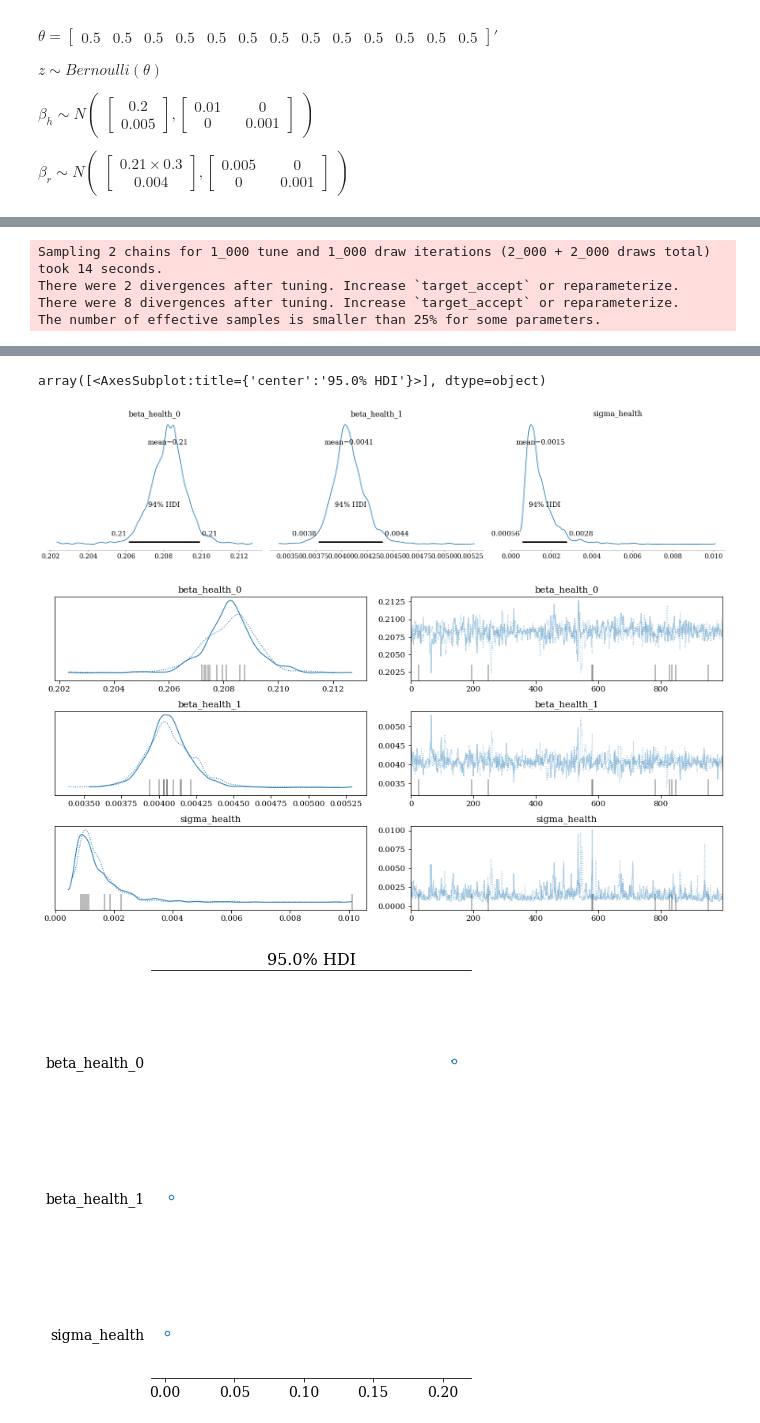
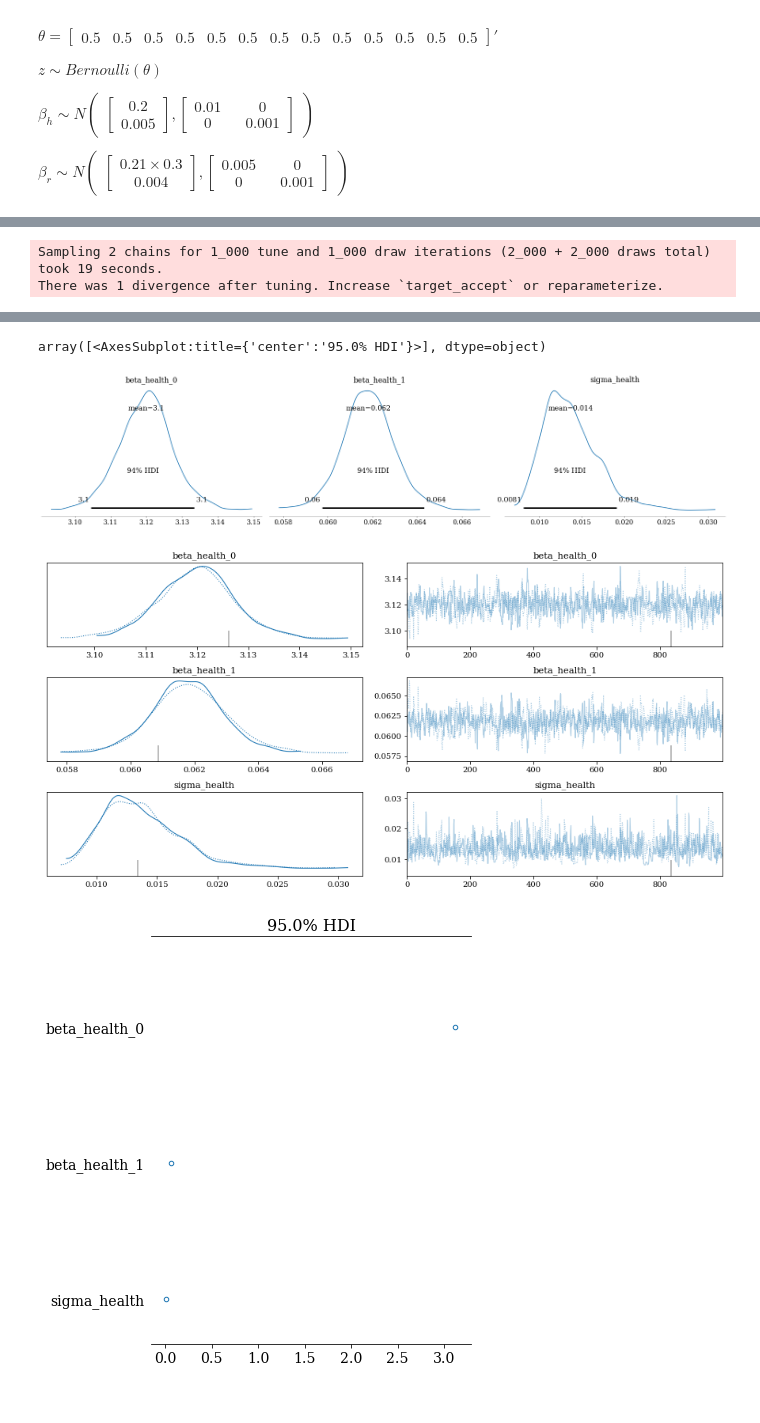
Before and after one commit to AnttiHaerkoenen/vyborg_orthodox, a Jupyter notebook: notebooks/missing_orthodox.ipynb, the cells around one changed output, grey strips where cells are left out. Drawn from its saved outputs; the diff is of its cells as text; code cells hidden in the pictures.

```diff
--- a/notebooks/missing_orthodox.ipynb
+++ b/notebooks/missing_orthodox.ipynb
@@ -218,36 +195,32 @@ import arviz as az
 import matplotlib.pyplot as plt
 
 data_pm = data.iloc[26:-3,]
-standard = 15_000
+standard = 1_000
 data_pm = data_pm / standard
 start = 1906
 data_pm['t'] = data_pm.index - start
-data_pm = data_pm.iloc[[0, 1, 2, 7, 8, 9,]]
 
 with pm.Model() as model_health_council_orthodox:
     n, _ = data_pm.shape
     t = np.asarray(data_pm.t)
     beta_health_0 = pm.Normal(
         "beta_health_0",
-        mu=0.2,
-        sigma=0.01,
+        mu=3,
+        sigma=0.1,
     )
     beta_health_1 = pm.Normal(
         "beta_health_1",
-        mu=0.005,
-        sigma=0.001,
+        mu=0.05,
+        sigma=0.1,
     )
-    # mu_health = tt.add(beta_health_0, tt.mul(beta_health_1, data_pm.t))
     mu_health = beta_health_0 + t * beta_health_1
-    sigma_health = pm.Exponential('sigma_health', 10)
-    # sigma_total = pm.Exponential('sigma_total', 100)
+    sigma_health = pm.Exponential('sigma_health', 100)
     health_council = pm.Normal(
         'health_council',
         mu=mu_health,
         sigma=sigma_health,
         observed=np.asarray(data_pm.health_council_orthodox),
     )
-
     trace_health = pm.sample(1000, tune=2000, init="advi+adapt_diag")
     prior_health = pm.sample_prior_predictive()
     posterior_health = pm.sample()
@@ -270,16 +245,14 @@ There were 21 divergences after tuning. Increase `target_accept` or reparameteri
 The number of effective samples is smaller than 25% for some parameters.
 Auto-assigning NUTS sampler...
 Initializing NUTS using jitter+adapt_diag...
 Multiprocess sampling (2 chains in 2 jobs)
 NUTS: [sigma_health, beta_health_1, beta_health_0]
 [interactive output not drawn]
-Sampling 2 chains for 1_000 tune and 1_000 draw iterations (2_000 + 2_000 draws total) took 14 seconds.
-There were 2 divergences after tuning. Increase `target_accept` or reparameterize.
-There were 8 divergences after tuning. Increase `target_accept` or reparameterize.
-The number of effective samples is smaller than 25% for some parameters.
+Sampling 2 chains for 1_000 tune and 1_000 draw iterations (2_000 + 2_000 draws total) took 19 seconds.
+There was 1 divergence after tuning. Increase `target_accept` or reparameterize.
 [interactive output not drawn]
 array([<AxesSubplot:title={'center':'95.0% HDI'}>], dtype=object)
-[figure, old version]
+[figure, new version]
-[figure, old version]
+[figure, new version]
-[figure, old version]
+[figure, new version]
 # %%
```
Also changed, not shown: parts of 5 cells of this notebook.
